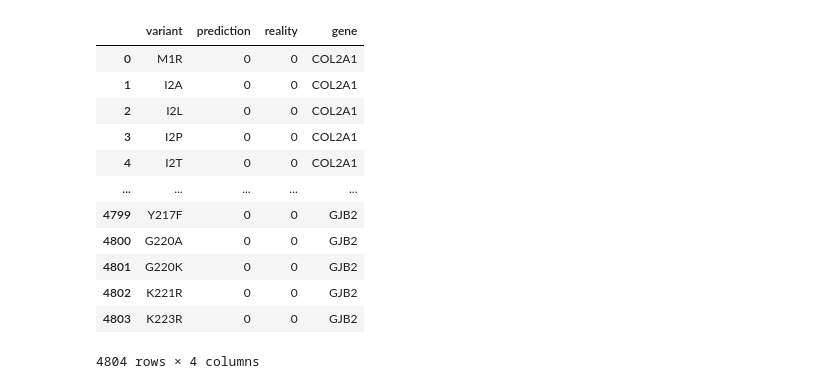
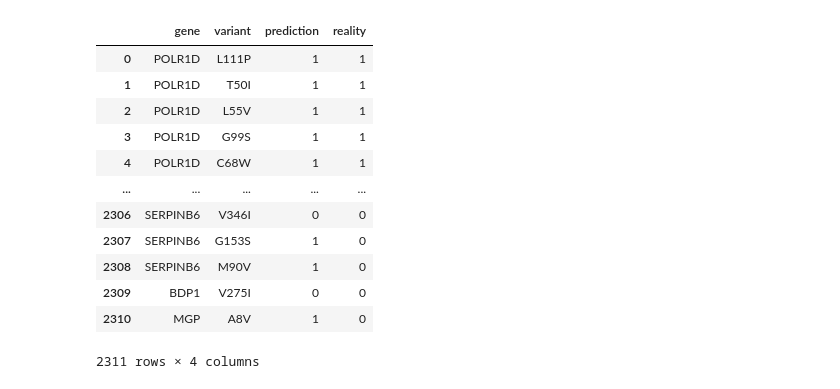
Before and after one commit to inbarblech/Pathogenicity-determination-Thesis, a Jupyter notebook: benchmarking/AlphaMissense/get_am_predictions.ipynb, the cells around one changed output. Cells and saved outputs as stored; diff of their text form; code cells hidden in the pictures.

```diff
--- a/benchmarking/AlphaMissense/get_am_predictions.ipynb
+++ b/benchmarking/AlphaMissense/get_am_predictions.ipynb
@@ -5,21 +72,21 @@ genes = ["GJB2", "COL4A5", "COL4A3", "COL2A1", "SLC26A4", "FGFR1", "MYO7A", "WFS
 # %%
 # Combine the prediction files into one file
-my_prediction = pd.read_csv("C:\\Users\\InbarBlech\\PycharmProjects\\Thesis\\predictions_vs_real\\predictions_vs_real_with_variant_all_genes_updated_221123.csv")
+my_prediction = pd.read_csv(f"C:\\Users\\InbarBlech\\PycharmProjects\\Thesis\\predictions_vs_real\\{protein_type}\\predictions_vs_real_{protein_type}.csv")
 my_prediction
 # %% [output]
-|  | variant | prediction | reality | gene |
-| 0 | M1R | 0 | 0 | COL2A1 |
-| 1 | I2A | 0 | 0 | COL2A1 |
-| 2 | I2L | 0 | 0 | COL2A1 |
-| 3 | I2P | 0 | 0 | COL2A1 |
-| 4 | I2T | 0 | 0 | COL2A1 |
+|  | gene | variant | prediction | reality |
+| 0 | POLR1D | L111P | 1 | 1 |
+| 1 | POLR1D | T50I | 1 | 1 |
+| 2 | POLR1D | L55V | 1 | 1 |
+| 3 | POLR1D | G99S | 1 | 1 |
+| 4 | POLR1D | C68W | 1 | 1 |
 | ... | ... | ... | ... | ... |
-| 4799 | Y217F | 0 | 0 | GJB2 |
-| 4800 | G220A | 0 | 0 | GJB2 |
-| 4801 | G220K | 0 | 0 | GJB2 |
-| 4802 | K221R | 0 | 0 | GJB2 |
-| 4803 | K223R | 0 | 0 | GJB2 |
+| 2306 | SERPINB6 | V346I | 0 | 0 |
+| 2307 | SERPINB6 | G153S | 1 | 0 |
+| 2308 | SERPINB6 | M90V | 1 | 0 |
+| 2309 | BDP1 | V275I | 0 | 0 |
+| 2310 | MGP | A8V | 1 | 0 |
-4804 rows × 4 columns
+2311 rows × 4 columns
 # %%
 # Build a dataframe with all the predictions from AlphaMissense, for all genes in list genes.
 am_predictions = pd.DataFrame()
```
Also changed, not shown: parts of 10 cells of this notebook, 12 other files.
